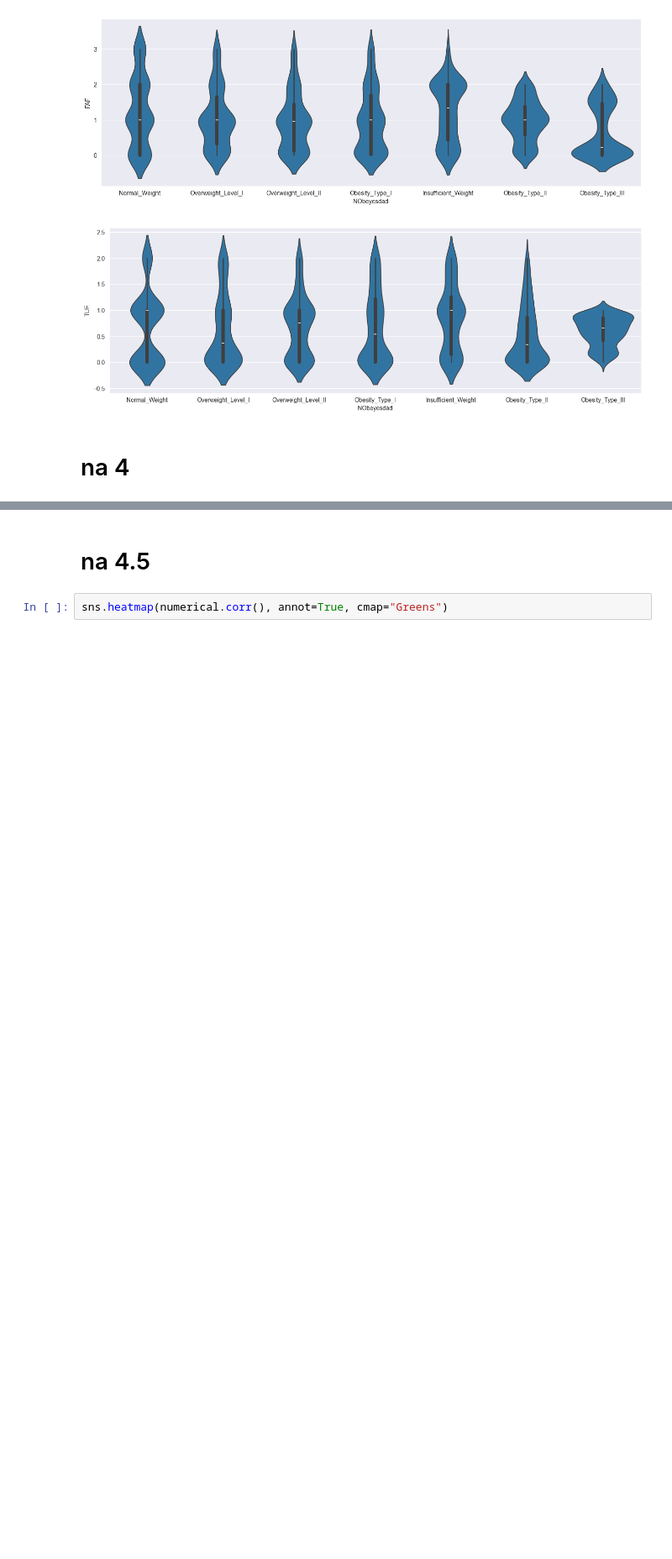
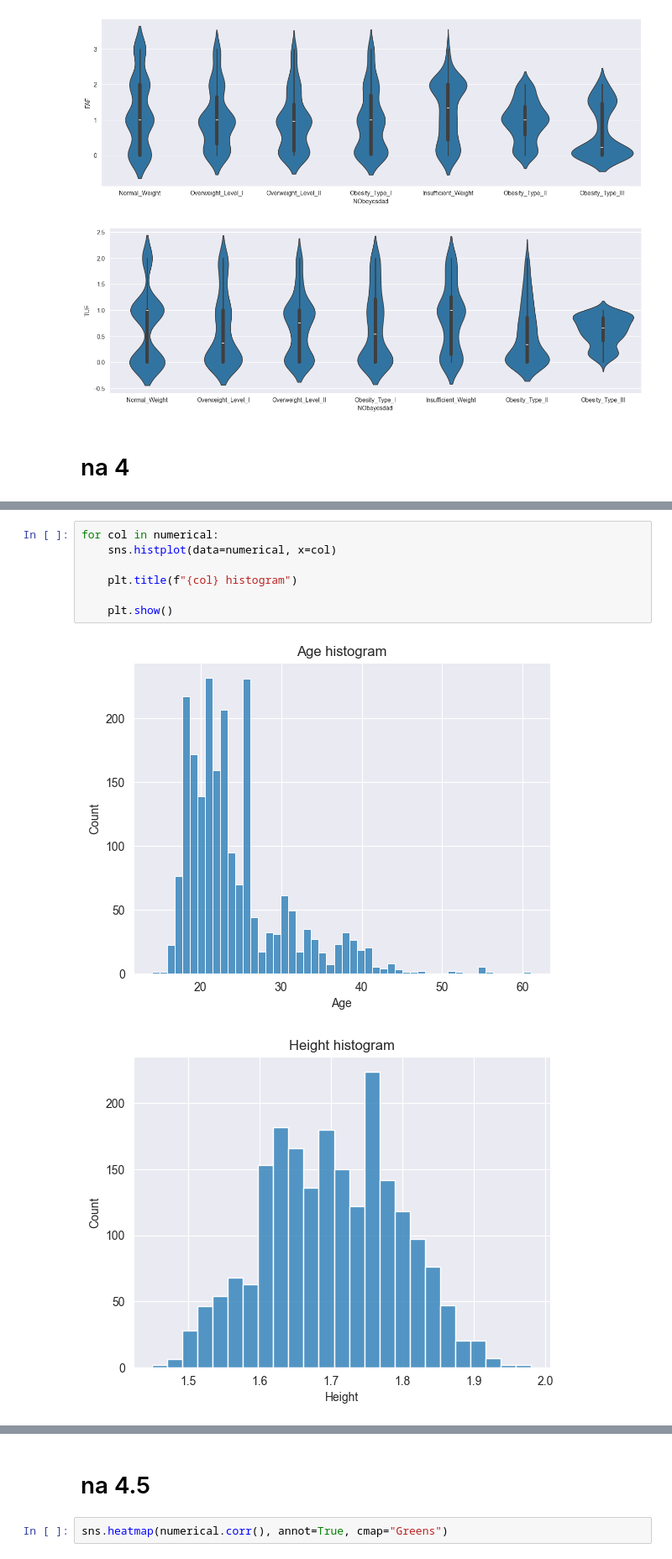
Before and after one commit to DawidWyskwarski/MSID-projekt, a Jupyter notebook: data_analysis_notebook.ipynb, the cells around one changed output, grey strips where cells are left out. Shown at 84% size. Drawn from its saved outputs; the diff is of its cells as text; blank space fills up the shorter version.

```diff
--- a/data_analysis_notebook.ipynb
+++ b/data_analysis_notebook.ipynb
@@ -105,0 +141,10 @@ for col in numerical:
+# %%
+for col in numerical:
+    sns.histplot(data=numerical, x=col)
+
+    plt.title(f"{col} histogram")
+
+    plt.show()
+# %% [output]
+[figure, added]
+[figure, added]
```
Also changed, not shown: parts of 4 cells of this notebook, 1 other file.
